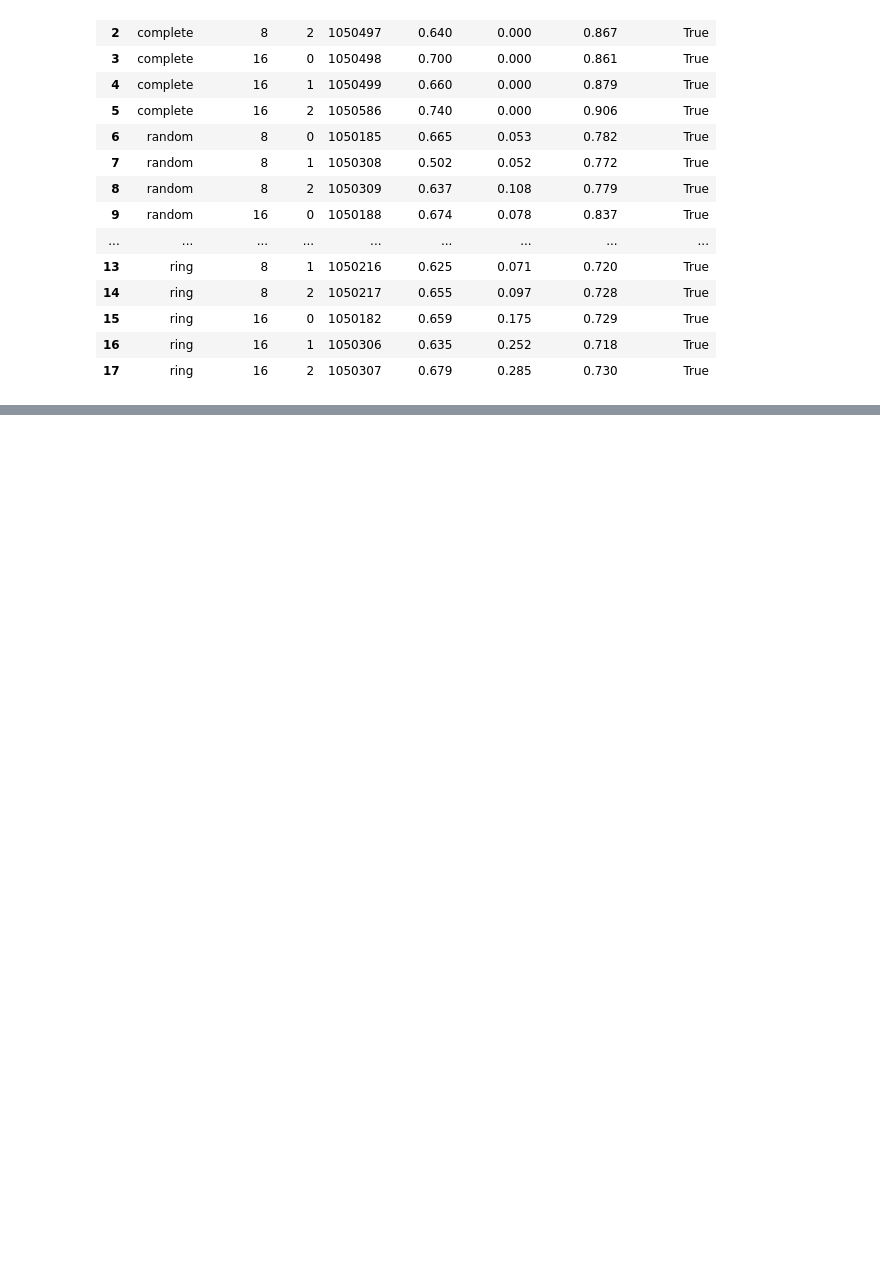
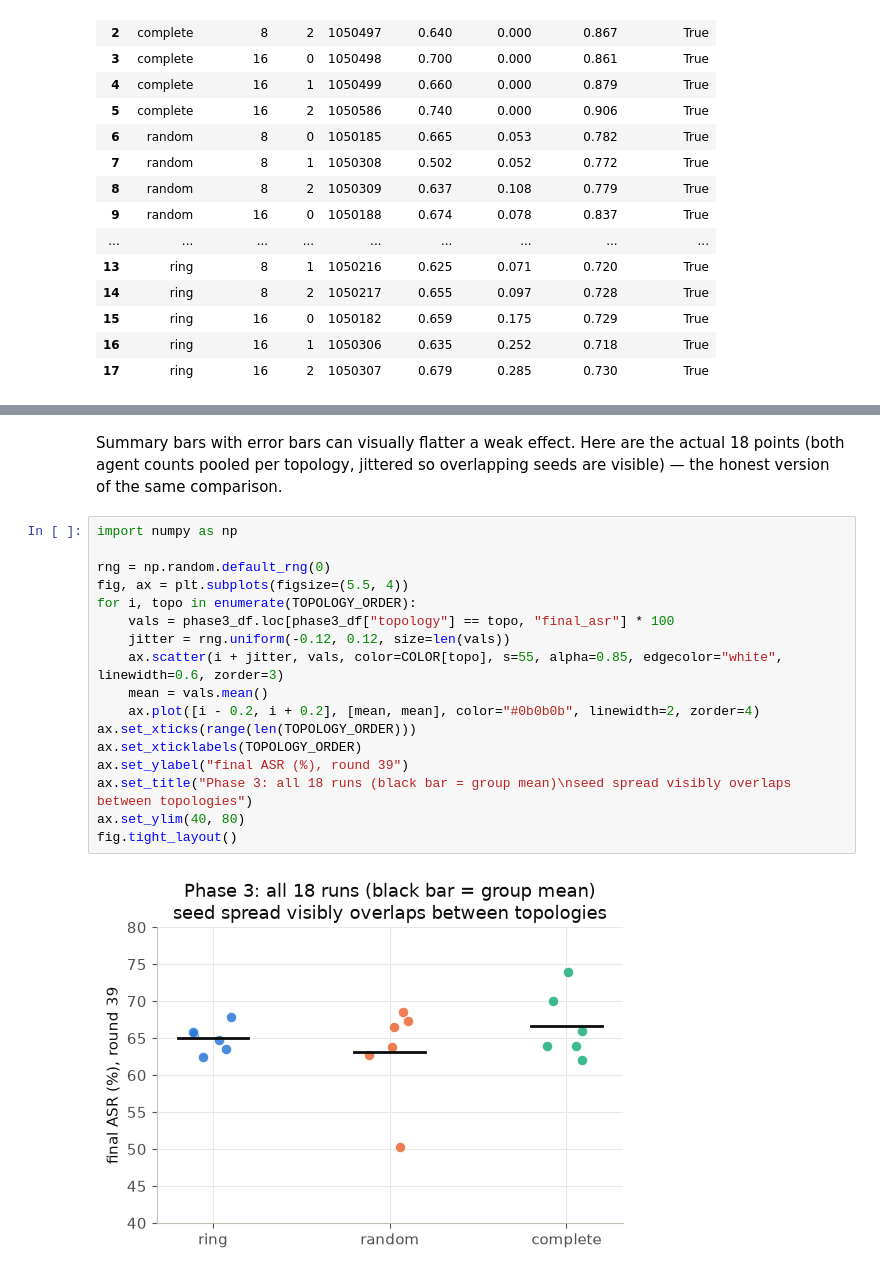
Before and after one commit to M-9acem/p2p_safety_agent_erosion, a Jupyter notebook: notebooks/results_analysis.ipynb, the cells around one changed output, grey strips where cells are left out. Cells and saved outputs as stored; diff of their text form; blank space fills up the shorter version.

```diff
--- a/notebooks/results_analysis.ipynb
+++ b/notebooks/results_analysis.ipynb
@@ -282,0 +333,21 @@ phase3_df
+# %% [markdown]
+Summary bars with error bars can visually flatter a weak effect. Here are the actual 18 points (both agent counts pooled per topology, jittered so overlapping seeds are visible) — the honest version of the same comparison.
+# %%
+import numpy as np
+
+rng = np.random.default_rng(0)
+fig, ax = plt.subplots(figsize=(5.5, 4))
+for i, topo in enumerate(TOPOLOGY_ORDER):
+    vals = phase3_df.loc[phase3_df["topology"] == topo, "final_asr"] * 100
+    jitter = rng.uniform(-0.12, 0.12, size=len(vals))
+    ax.scatter(i + jitter, vals, color=COLOR[topo], s=55, alpha=0.85, edgecolor="white", linewidth=0.6, zorder=3)
+    mean = vals.mean()
+    ax.plot([i - 0.2, i + 0.2], [mean, mean], color="#0b0b0b", linewidth=2, zorder=4)
+ax.set_xticks(range(len(TOPOLOGY_ORDER)))
+ax.set_xticklabels(TOPOLOGY_ORDER)
+ax.set_ylabel("final ASR (%), round 39")
+ax.set_title("Phase 3: all 18 runs (black bar = group mean)\nseed spread visibly overlaps between topologies")
+ax.set_ylim(40, 80)
+fig.tight_layout()
+# %% [output]
+[figure, added]
```
Also changed, not shown: parts of 8 cells of this notebook.
